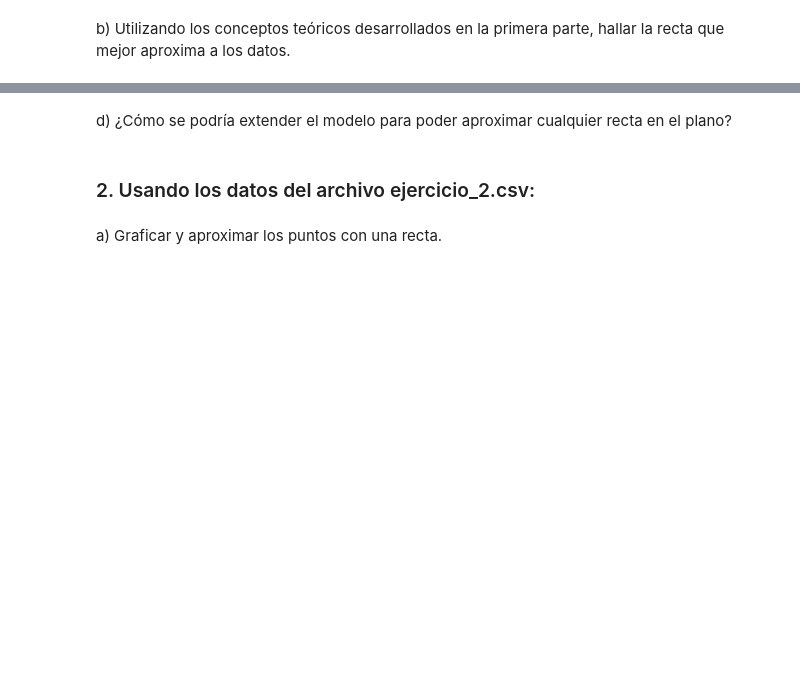
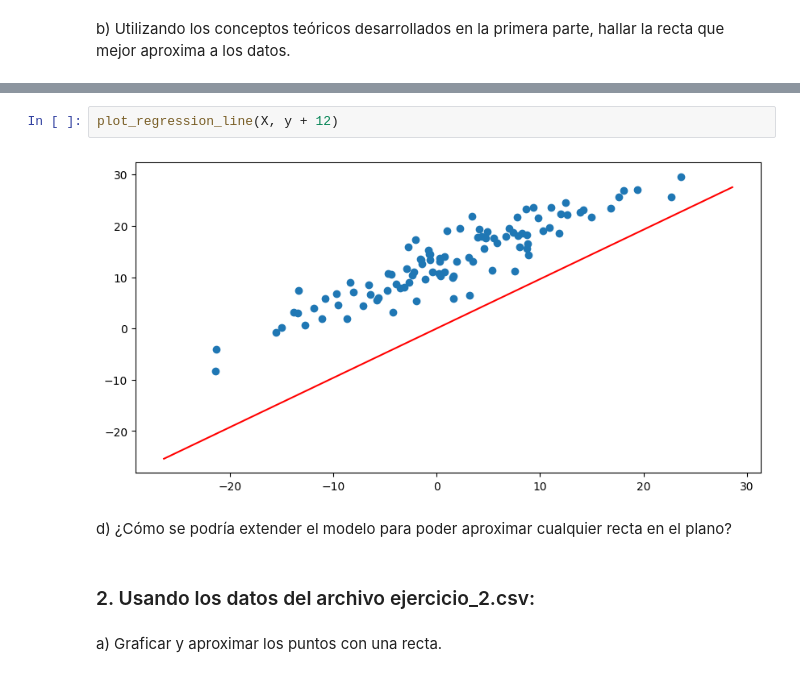
Before and after one commit to IgnacioPardo/Metodos_TP1, a Jupyter notebook: TP1.ipynb, the cells around one changed output, grey strips where cells are left out. Drawn from its saved outputs; the diff is of its cells as text; blank space fills up the shorter version.

```diff
--- a/TP1.ipynb
+++ b/TP1.ipynb
@@ -146,5 +232,9 @@ $${(x_i, y_i + 12) con i = 1...n}$$
 
 donde $(x_i , y_i)$ eran los puntos originales. ¿Es buena la aproximación realizada?, ¿cuál es el problema?
+# %%
+plot_regression_line(X, y + 12)
+# %% [output]
+[figure, added]
 # %% [markdown]
 d) ¿Cómo se podría extender el modelo para poder aproximar cualquier recta en el plano?
 # %% [markdown]
```
Also changed, not shown: parts of 14 cells of this notebook, 2 other files.
